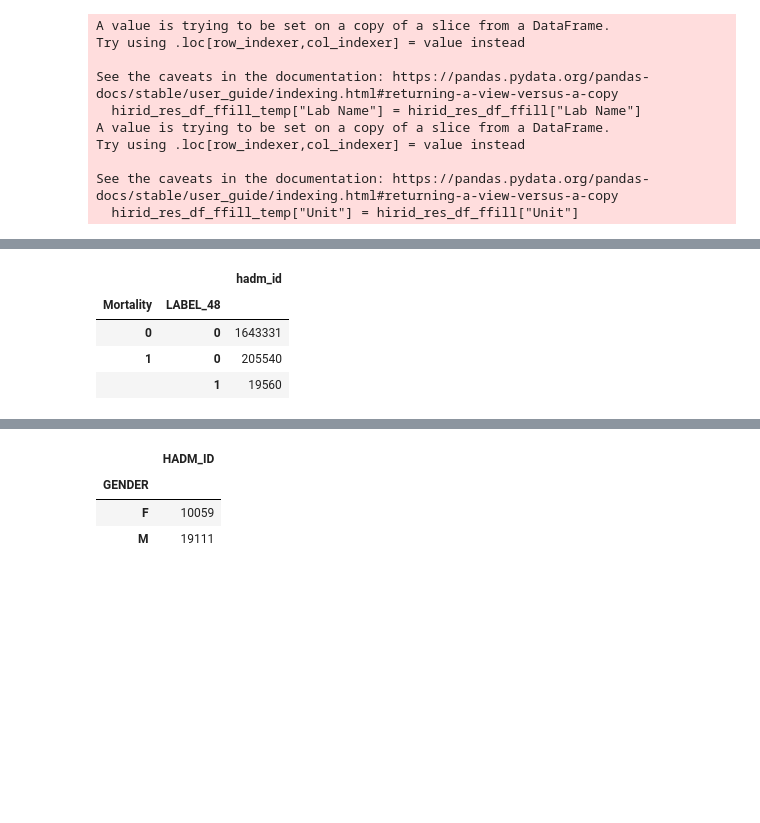
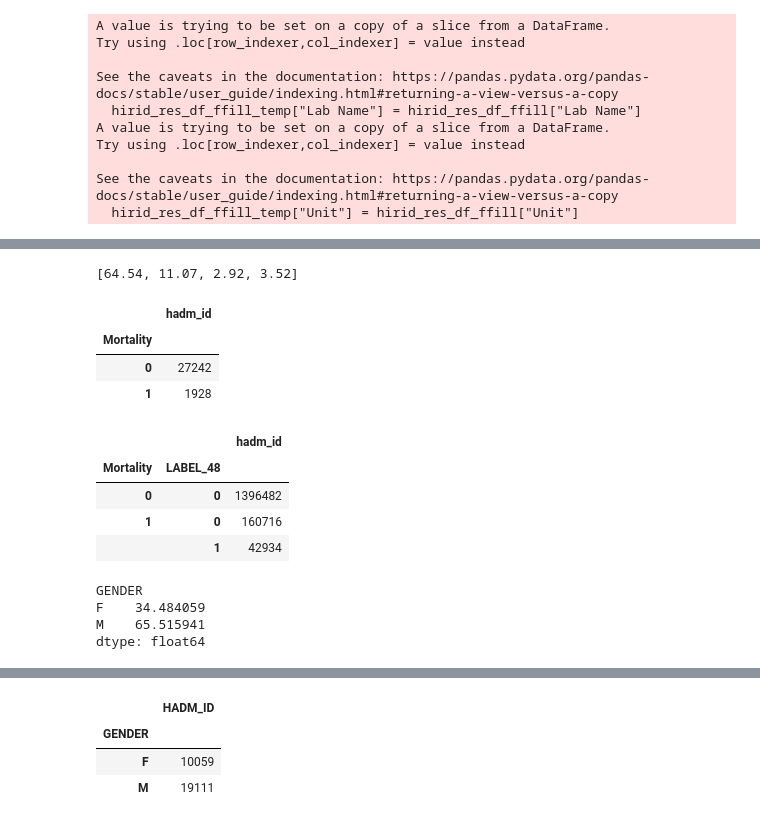
Before and after one commit to dancoster/DrugLab, a Jupyter notebook: hirid and mimic feature mapping - plots - unit conversion.ipynb, the cells around one changed output, grey strips where cells are left out. Drawn from its saved outputs; the diff is of its cells as text; code cells hidden in the pictures; blank space fills up the shorter version.

```diff
--- a/plots.ipynb
+++ b/hirid and mimic feature mapping - plots - unit conversion.ipynb
@@ -1455,0 +1431,5 @@ mortality_48
+# %%
+hirid_parser = hirid.HiRiDParser(data=raw_path, res=res_path, gender=gender, age_b=age_b, age_a=age_a, load="MANUAL_MAPPING_HIRID")
+hirid_extract = pd.merge(hirid_extract.rename(columns={"HADM_ID":"hadm_id", "AGE":"age"}), hirid_parser.g_table[["patientid", "admissiontime"]].rename(columns={"patientid":"hadm_id", "admissiontime":"ADMITTIME"}), on="hadm_id")
+hirid_extract["Mortality"] = hirid_extract.discharge_status.apply(lambda r: 0 if r=="alive" else 1)
+hirid_extract["LOS"] = pd.to_datetime(hirid_extract["EST_DISCHTIME"]) - pd.to_datetime(hirid_extract["ADMITTIME"])
@@ -1456,10 +1474,27 @@ mortality_48
+# %%
+hirid_age_los_stats_list = [hirid_other_stats_res[2].age.mean(), hirid_other_stats_res[2].age.std(), hirid_other_stats_res[2].LOS.mean().total_seconds() / (3600*24), hirid_other_stats_res[2].LOS.std().total_seconds() / (3600*24)]
+[round(h, 2) for h in hirid_age_los_stats_list]
+# %% [output]
+[64.54, 11.07, 2.92, 3.52]
+# %%
+hirid_extract[["Mortality", "hadm_id"]].drop_duplicates().groupby(["Mortality"]).count()
+# %% [output]
+|  | hadm_id |
+| Mortality |  |
+| 0 | 27242 |
+| 1 | 1928 |
 # %%
-mortality_48_obs = mimic_extract[["Mortality", "LABEL_48", "hadm_id"]].groupby(["Mortality", "LABEL_48"]).count()
-mortality_48_obs.to_csv(os.path.join(res, "MIMIC_mortality_stats_obs.csv"))
-mortality_48_obs
+hirid_extract[["Mortality", "LABEL_48", "hadm_id"]].groupby(["Mortality", "LABEL_48"]).count()
 # %% [output]
 |  |  | hadm_id |
 | Mortality | LABEL_48 |  |
-| 0 | 0 | 1643331 |
-| 1 | 0 | 205540 |
-|  | 1 | 19560 |
+| 0 | 0 | 1396482 |
+| 1 | 0 | 160716 |
+|  | 1 | 42934 |
+# %%
+hirid_other_stats_res[3]
+# %% [output]
+GENDER
+F    34.484059
+M    65.515941
+dtype: float64
```
Also changed, not shown: parts of 59 cells of this notebook, 5 other files.
